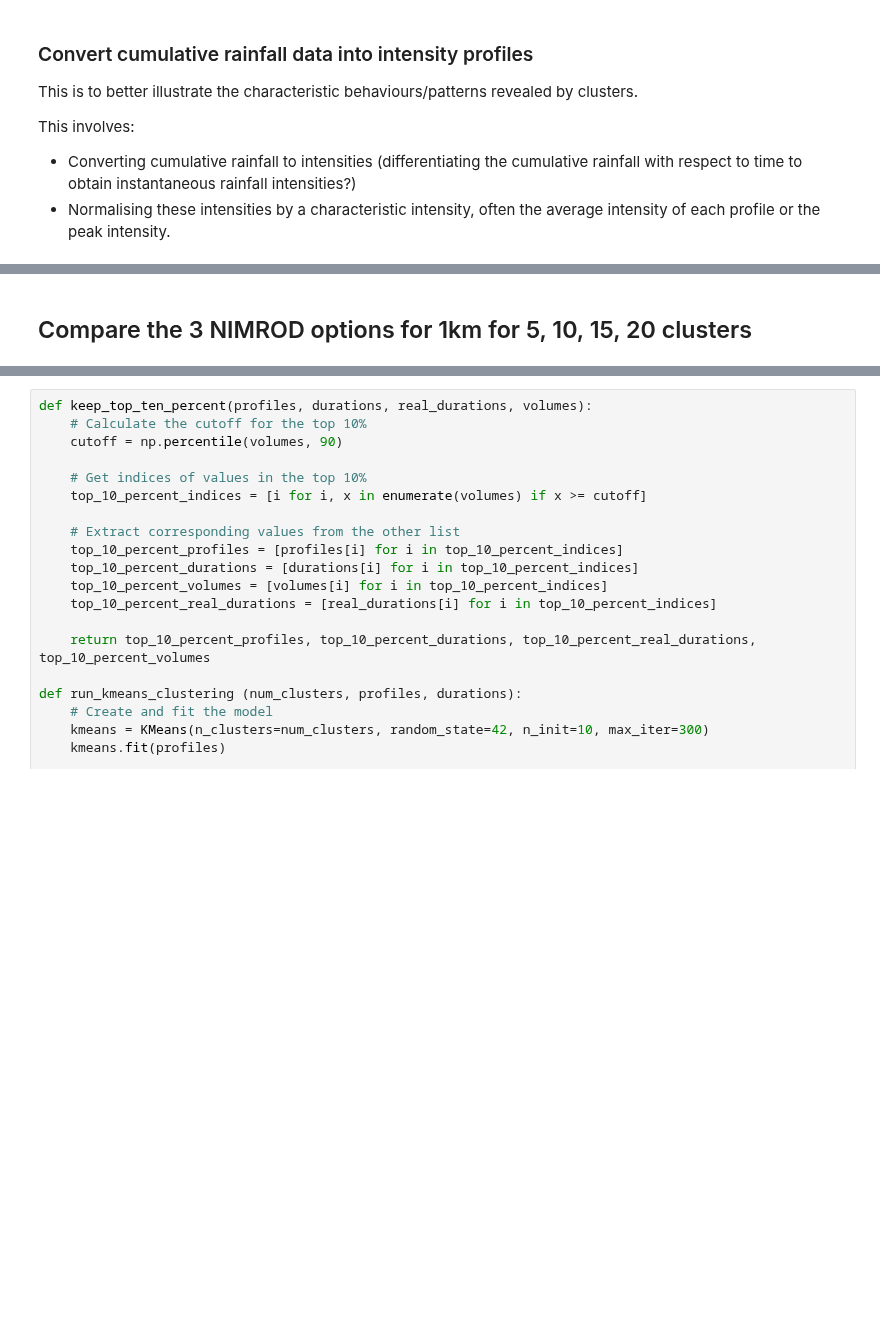
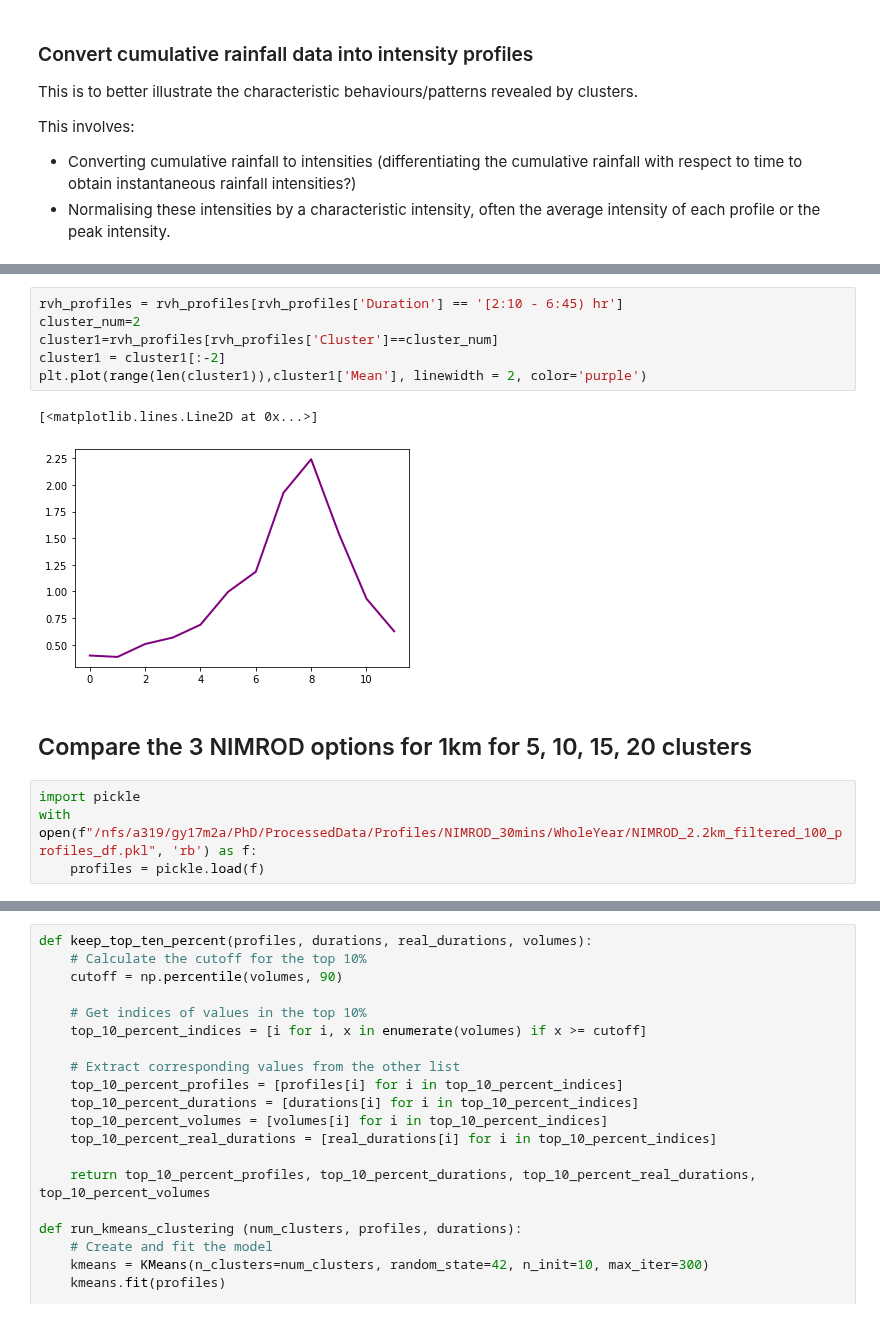
Before and after one commit to masher92/UKCP18, a Jupyter notebook: FindIndependentRainfallEvents/AnalyseProfiles/CreateDimensionlessProfiles-CompareNIMRODs.ipynb, the cells around one changed output, grey strips where cells are left out. Drawn from its saved outputs; the diff is of its cells as text; blank space fills up the shorter version.

```diff
--- a/FindIndependentRainfallEvents/AnalyseProfiles/CreateDimensionlessProfiles-CompareNIMRODs.ipynb
+++ b/FindIndependentRainfallEvents/AnalyseProfiles/CreateDimensionlessProfiles-CompareNIMRODs.ipynb
@@ -40,5 +149,18 @@ rvh_profiles = rvh_profiles[rvh_profiles['Variable'] == 'irain']
+# %%
+rvh_profiles = rvh_profiles[rvh_profiles['Duration'] == '[2:10 - 6:45) hr']
+cluster_num=2
+cluster1=rvh_profiles[rvh_profiles['Cluster']==cluster_num]
+cluster1 = cluster1[:-2]
+plt.plot(range(len(cluster1)),cluster1['Mean'], linewidth = 2, color='purple')
+# %% [output]
+[<matplotlib.lines.Line2D at 0x...>]
+[figure, added]
 # %% [markdown]
 ## Compare the 3 NIMROD options for 1km for 5, 10, 15, 20 clusters
+# %%
+import pickle
+with open(f"/nfs/a319/gy17m2a/PhD/ProcessedData/Profiles/NIMROD_30mins/WholeYear/NIMROD_2.2km_filtered_100_profiles_df.pkl", 'rb') as f:
+    profiles = pickle.load(f)
 # %%
 fig, axs = plt.subplots(ncols=5, nrows=4, figsize=(13, 10), sharey=True)
 # # Define the number of clusters for each row
```
Also changed, not shown: parts of 10 cells of this notebook, 14 other files.
